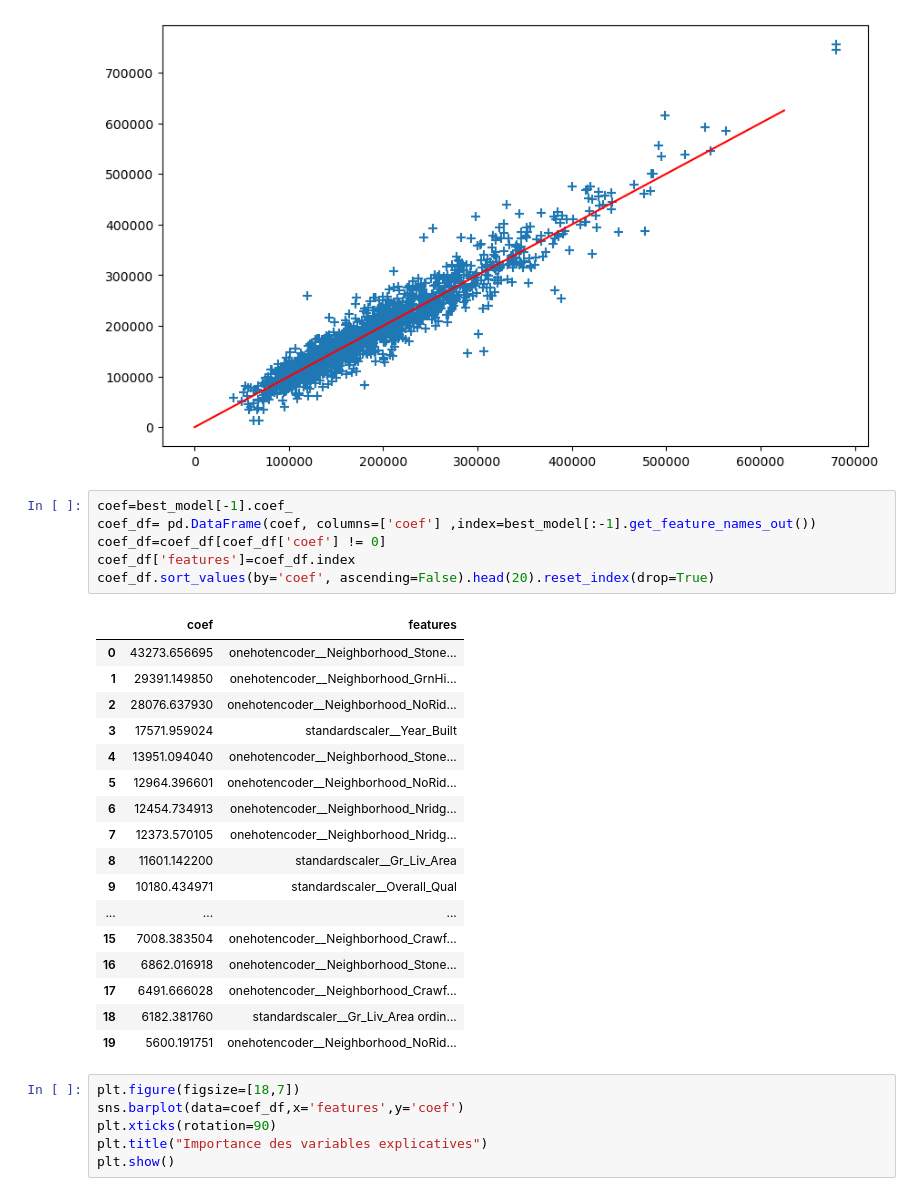
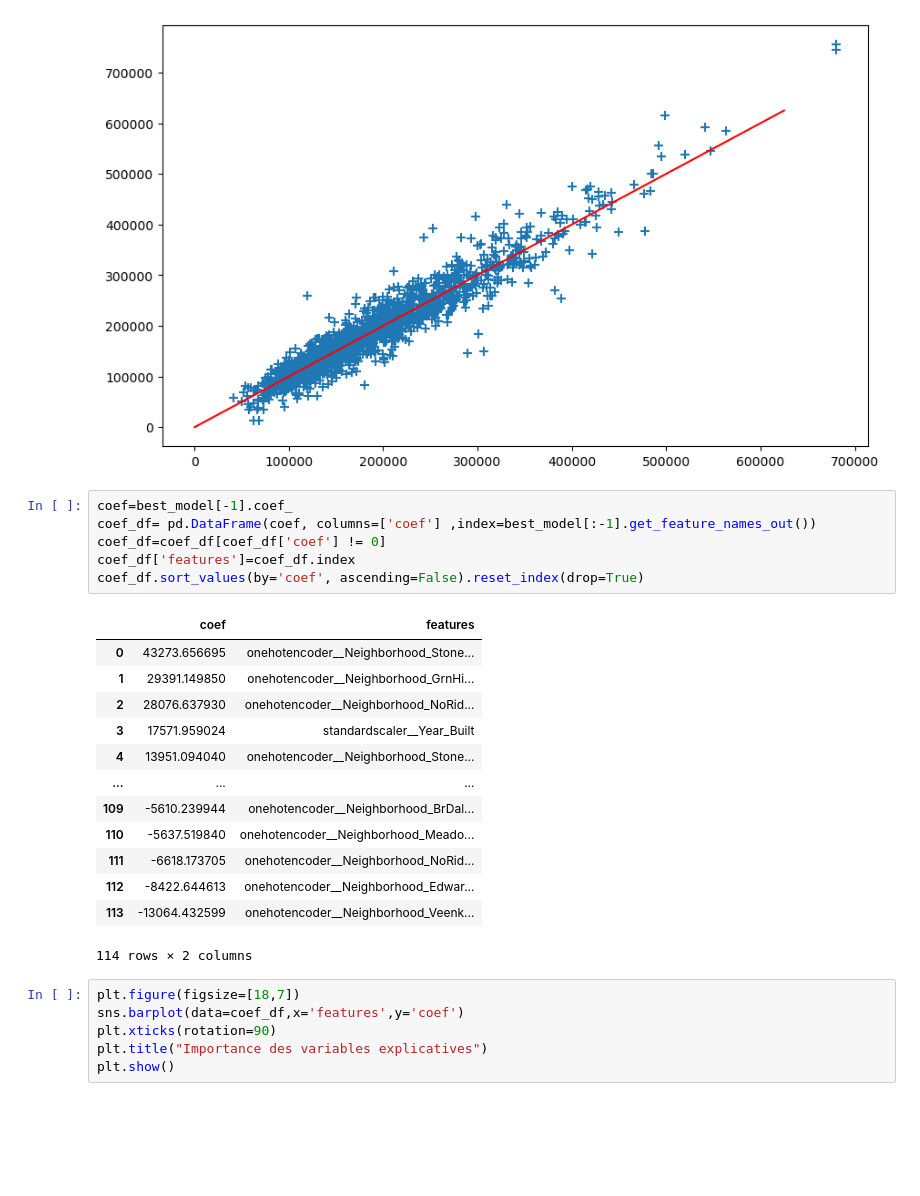
Before and after one commit to anasgfdi/E2_P3, a Jupyter notebook: analyse_model/model.ipynb, the cells around one changed output. Drawn from its saved outputs; the diff is of its cells as text; blank space fills up the shorter version.

```diff
--- a/analyse_model/model.ipynb
+++ b/analyse_model/model.ipynb
@@ -227,27 +229,23 @@ plt.show()
 # %%
 coef=best_model[-1].coef_
 coef_df= pd.DataFrame(coef, columns=['coef'] ,index=best_model[:-1].get_feature_names_out())
 coef_df=coef_df[coef_df['coef'] != 0]
 coef_df['features']=coef_df.index
-coef_df.sort_values(by='coef', ascending=False).head(20).reset_index(drop=True)
+coef_df.sort_values(by='coef', ascending=False).reset_index(drop=True)
 # %% [output]
 |  | coef | features |
 | 0 | 43273.656695 | onehotencoder__Neighborhood_Stone... |
 | 1 | 29391.149850 | onehotencoder__Neighborhood_GrnHi... |
 | 2 | 28076.637930 | onehotencoder__Neighborhood_NoRid... |
 | 3 | 17571.959024 | standardscaler__Year_Built |
 | 4 | 13951.094040 | onehotencoder__Neighborhood_Stone... |
-| 5 | 12964.396601 | onehotencoder__Neighborhood_NoRid... |
-| 6 | 12454.734913 | onehotencoder__Neighborhood_Nridg... |
-| 7 | 12373.570105 | onehotencoder__Neighborhood_Nridg... |
-| 8 | 11601.142200 | standardscaler__Gr_Liv_Area |
-| 9 | 10180.434971 | standardscaler__Overall_Qual |
 | ... | ... | ... |
-| 15 | 7008.383504 | onehotencoder__Neighborhood_Crawf... |
-| 16 | 6862.016918 | onehotencoder__Neighborhood_Stone... |
-| 17 | 6491.666028 | onehotencoder__Neighborhood_Crawf... |
-| 18 | 6182.381760 | standardscaler__Gr_Liv_Area ordin... |
-| 19 | 5600.191751 | onehotencoder__Neighborhood_NoRid... |
+| 109 | -5610.239944 | onehotencoder__Neighborhood_BrDal... |
+| 110 | -5637.519840 | onehotencoder__Neighborhood_Meado... |
+| 111 | -6618.173705 | onehotencoder__Neighborhood_NoRid... |
+| 112 | -8422.644613 | onehotencoder__Neighborhood_Edwar... |
+| 113 | -13064.432599 | onehotencoder__Neighborhood_Veenk... |
+114 rows × 2 columns
 # %%
 plt.figure(figsize=[18,7])
 sns.barplot(data=coef_df,x='features',y='coef')
```
Also changed, not shown: parts of 1 cell of this notebook.
